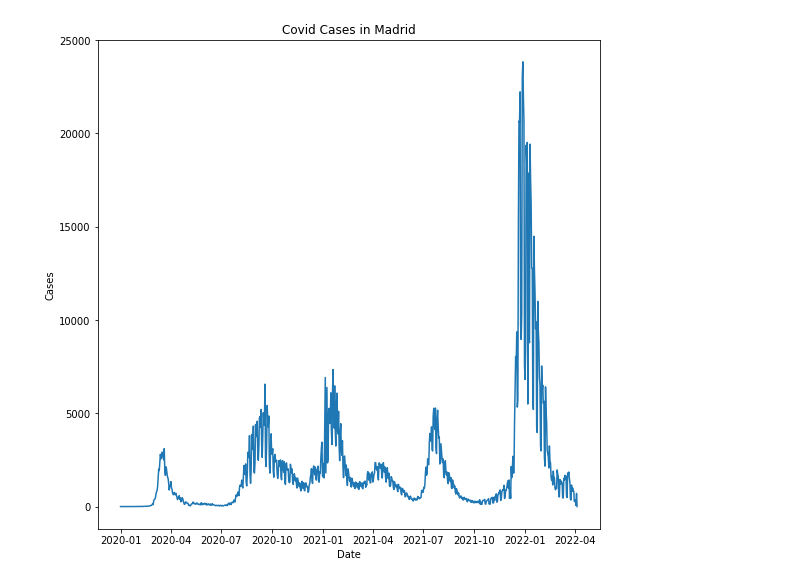
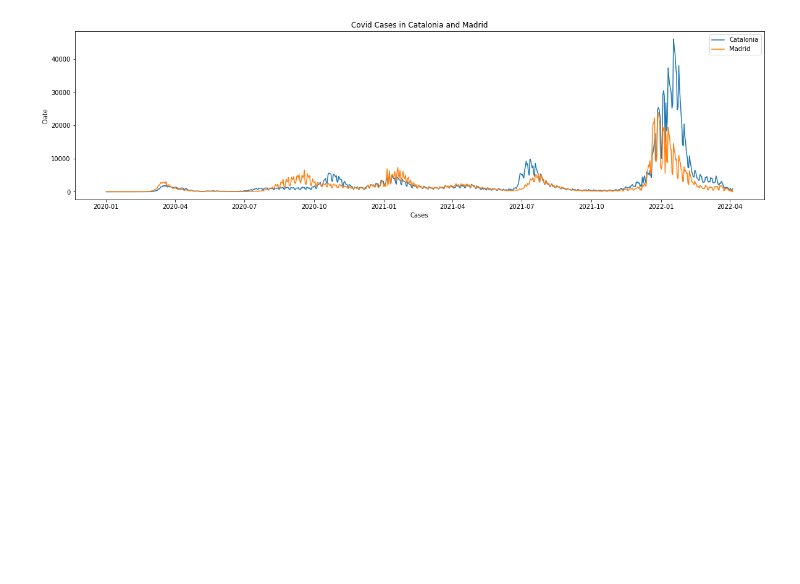
Before and after one commit to NicoGounine/Covid-Analysis, a Jupyter notebook: covid-analysis-spain-2020-2022.ipynb, the cells around one changed output. Cells and saved outputs as stored; diff of their text form; code cells hidden in the pictures; blank space fills up the shorter version.

```diff
--- a/covid-analysis-spain-2020-2022.ipynb
+++ b/covid-analysis-spain-2020-2022.ipynb
@@ -23,10 +33,13 @@ plt.show()
 # %%
-tecnica_CCAA['fecha'] = pd.to_datetime(tecnica_CCAA.fecha)
-plt.figure(figsize=(9, 9))
-plt.plot(tecnica_CCAA["fecha"].loc[tecnica_CCAA["ccaa_iso"] == "MD"], tecnica_CCAA["num_casos"].loc[tecnica_CCAA["ccaa_iso"] == "MD"])
-plt.title('Covid Cases in Madrid')
-plt.xlabel('Date')
-plt.ylabel('Cases')
+plt.figure(figsize=(20,5))
+plt.plot(tecnica_CCAA["fecha"].loc[tecnica_CCAA["ccaa_iso"] == "CT"],
+         tecnica_CCAA["num_casos"].loc[tecnica_CCAA["ccaa_iso"] == "CT"])
+plt.plot(tecnica_CCAA["fecha"].loc[tecnica_CCAA["ccaa_iso"] == "MD"],
+         tecnica_CCAA["num_casos"].loc[tecnica_CCAA["ccaa_iso"] == "MD"])
+plt.legend(["Catalonia", "Madrid"])
+plt.ylabel('Date')
+plt.xlabel('Cases')
+plt.title('Covid Cases in Catalonia and Madrid')
 plt.show()
 # %% [output]
-[figure, old version]
+[figure, new version]
```
Also changed, not shown: parts of 3 cells of this notebook.
